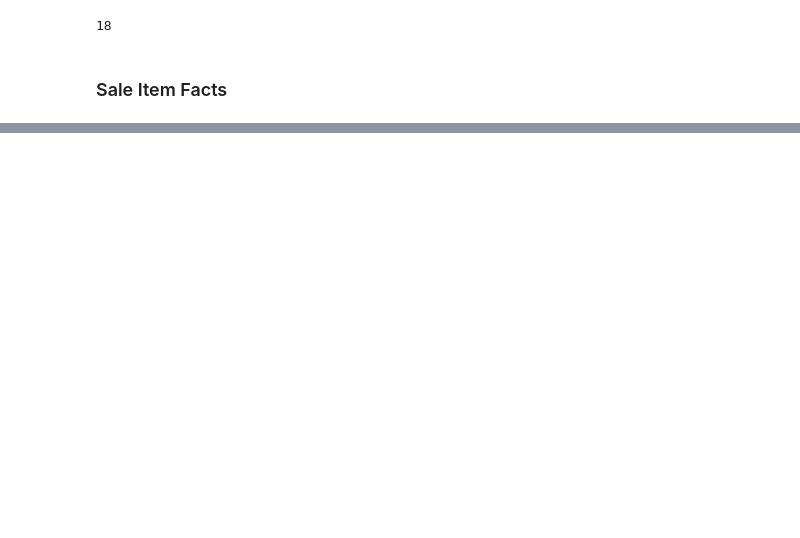
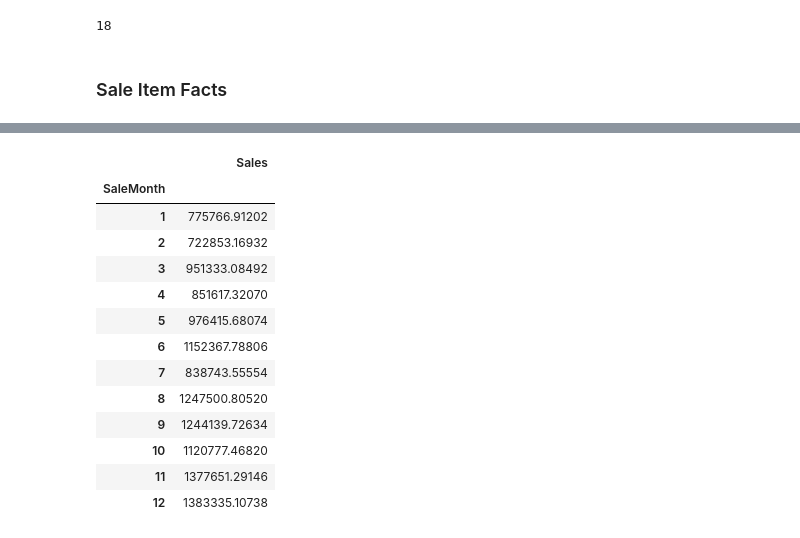
Before and after one commit to intronic/datademo, a Jupyter notebook: data-eng.ipynb, the cells around one changed output, grey strips where cells are left out. Saved outputs shown, nothing was run; the diff lists cells and outputs as text; code cells hidden in the pictures; blank space fills up the shorter version.

```diff
--- a/data-eng.ipynb
+++ b/data-eng.ipynb
@@ -352,0 +359,17 @@ df[['Row ID', 'Customer ID', 'Product ID', 'SaleDateID', 'MarketRegionID',
+# %%
+df.groupby(['SaleMonth']).agg({'Sales': np.sum})
+# %% [output]
+|  | Sales |
+| SaleMonth |  |
+| 1 | 775766.91202 |
+| 2 | 722853.16932 |
+| 3 | 951333.08492 |
+| 4 | 851617.32070 |
+| 5 | 976415.68074 |
+| 6 | 1152367.78806 |
+| 7 | 838743.55554 |
+| 8 | 1247500.80520 |
+| 9 | 1244139.72634 |
+| 10 | 1120777.46820 |
+| 11 | 1377651.29146 |
+| 12 | 1383335.10738 |
```
Also changed, not shown: parts of 7 cells of this notebook.
